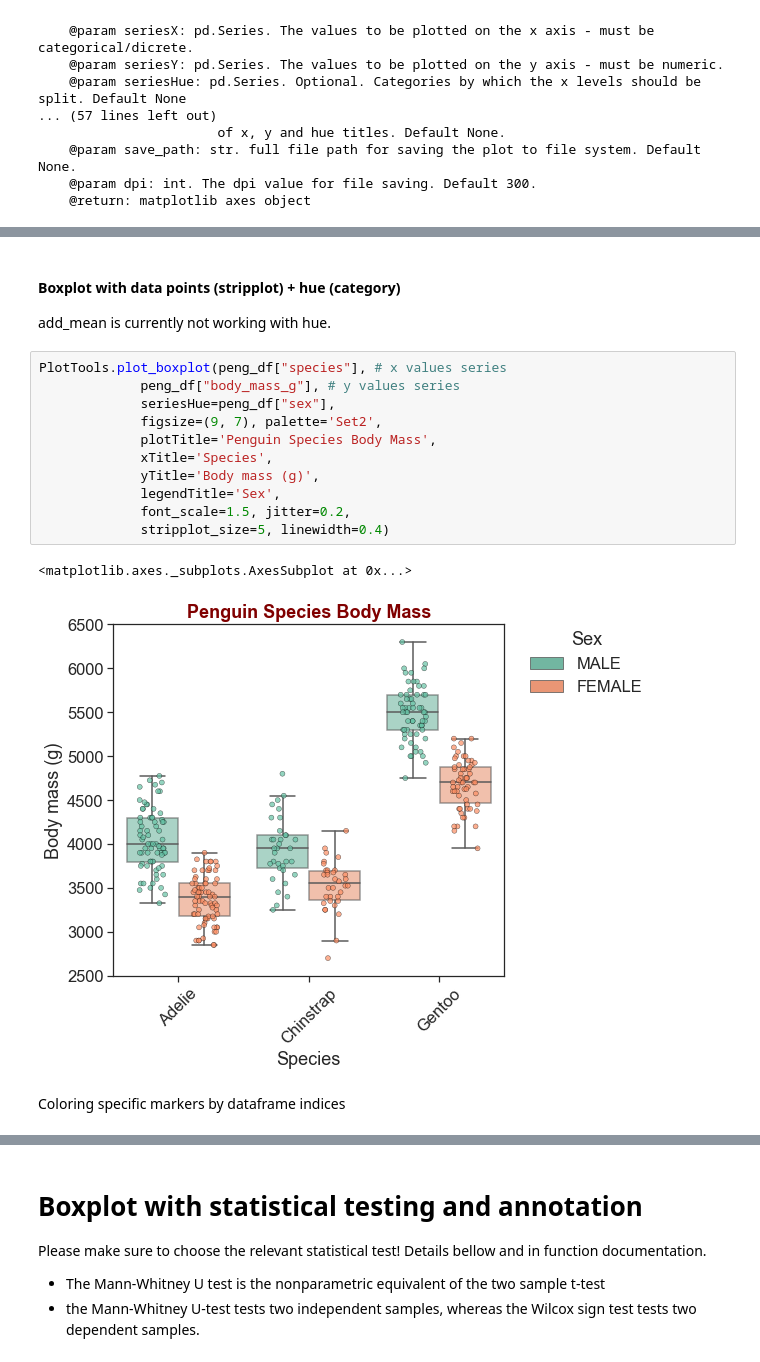
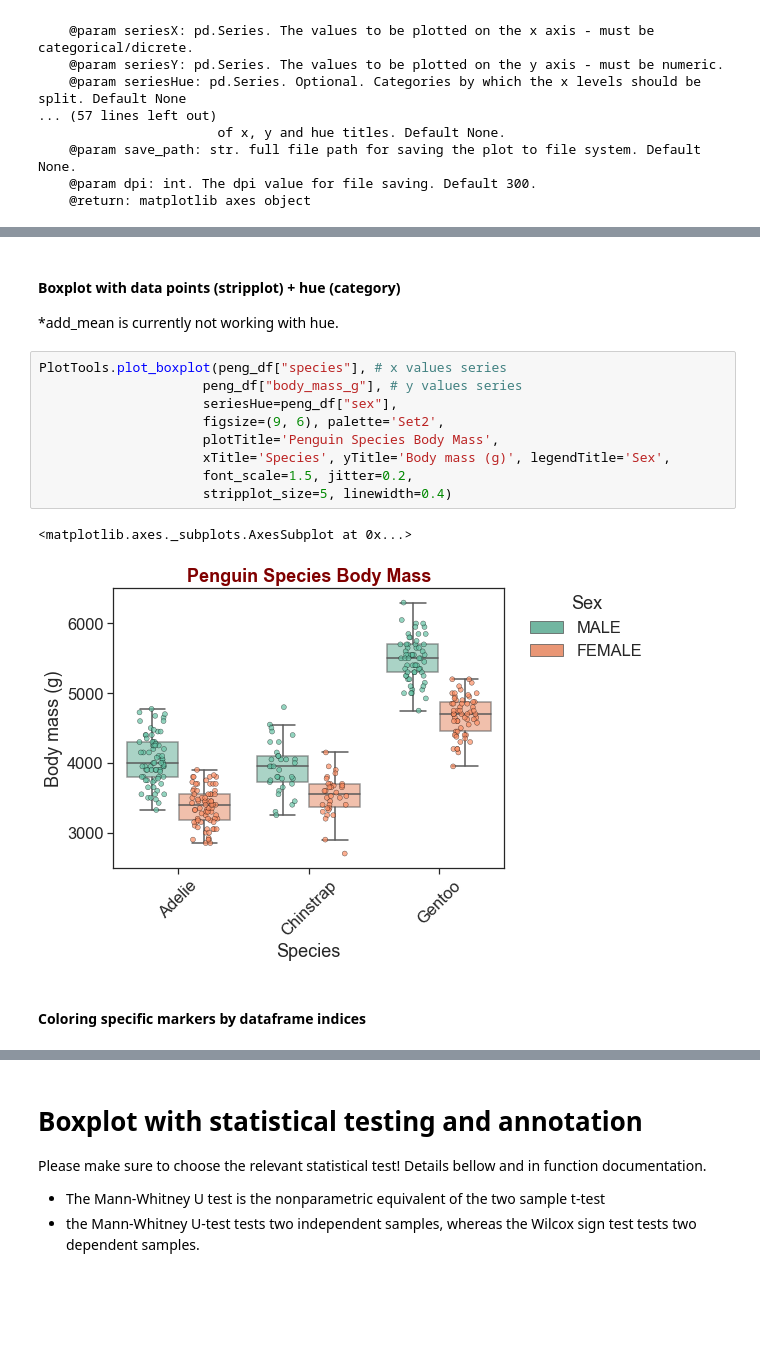
Before and after one commit to liel-cohen/LielTools, a Jupyter notebook: plots_examp.ipynb, the cells around one changed output, grey strips where cells are left out. Cells and saved outputs as stored; diff of their text form; blank space fills up the shorter version.

```diff
--- a/plots_examp.ipynb
+++ b/plots_examp.ipynb
@@ -231,22 +229,20 @@ PlotTools.plot_boxplot(peng_df["species"], # x values series
 # %% [markdown]
 #### Boxplot with data points (stripplot) + hue (category)
-add_mean is currently not working with hue.
+*add_mean is currently not working with hue.
 # %%
 PlotTools.plot_boxplot(peng_df["species"], # x values series
-             peng_df["body_mass_g"], # y values series
-             seriesHue=peng_df["sex"],
-             figsize=(9, 7), palette='Set2',
-             plotTitle='Penguin Species Body Mass',
-             xTitle='Species',
-             yTitle='Body mass (g)',
-             legendTitle='Sex',
-             font_scale=1.5, jitter=0.2,
-             stripplot_size=5, linewidth=0.4)
+                     peng_df["body_mass_g"], # y values series
+                     seriesHue=peng_df["sex"],
+                     figsize=(9, 6), palette='Set2',
+                     plotTitle='Penguin Species Body Mass',
+                     xTitle='Species', yTitle='Body mass (g)', legendTitle='Sex',
+                     font_scale=1.5, jitter=0.2,
+                     stripplot_size=5, linewidth=0.4)
 # %% [output]
 <matplotlib.axes._subplots.AxesSubplot at 0x...>
-[figure, old version]
+[figure, new version]
 # %% [markdown]
-Coloring specific markers by dataframe indices
+#### Coloring specific markers by dataframe indices
 # %%
 PlotTools.plot_boxplot(peng_df["species"], # x values series
              peng_df["body_mass_g"], # y values series
```
Also changed, not shown: parts of 18 cells of this notebook, 7 other files.
